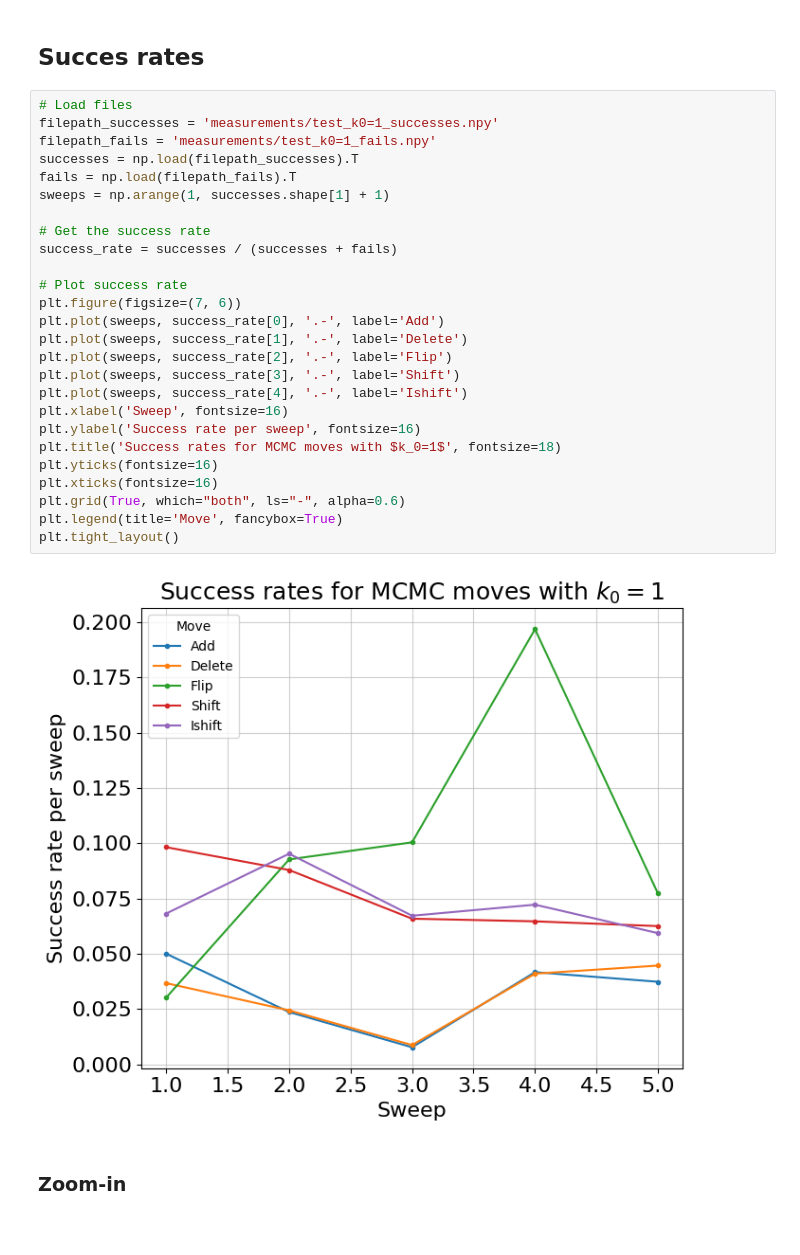
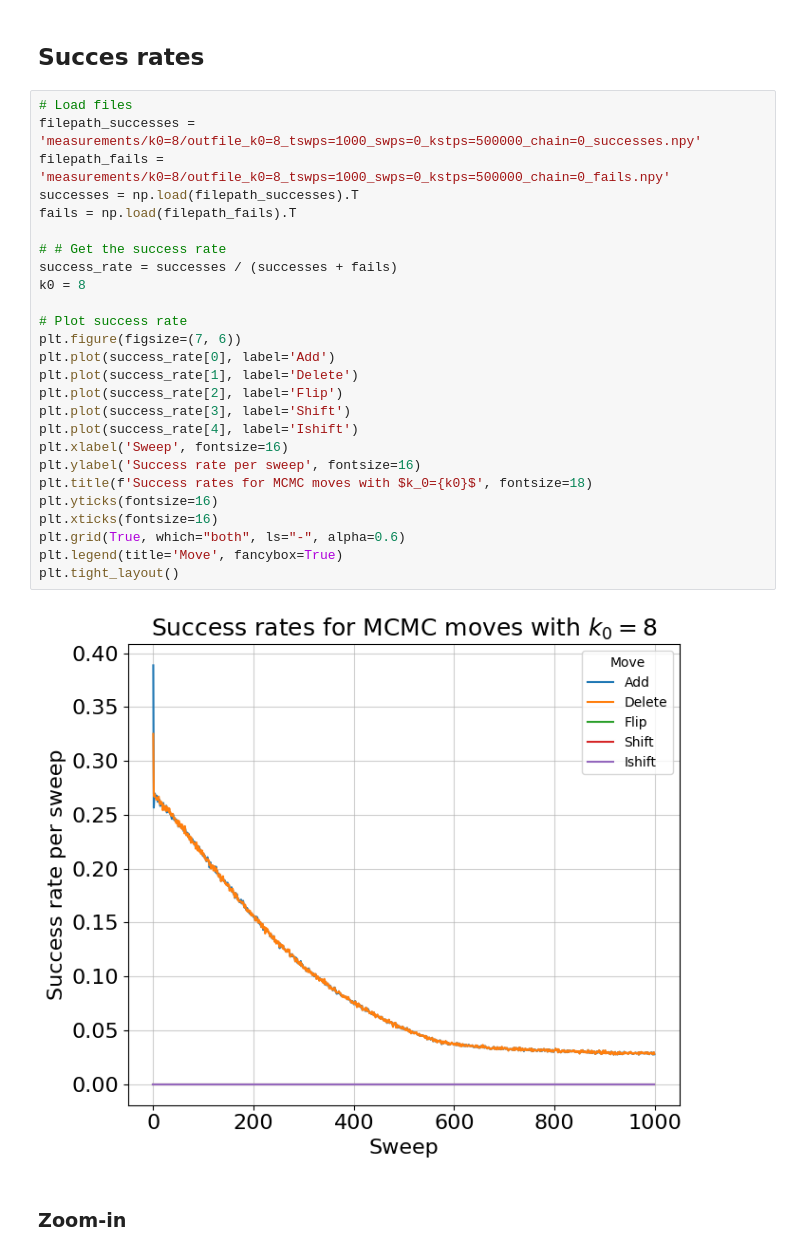
Before and after one commit to sedadenboer/CDT, a Jupyter notebook: src/2+1/experiments/analysis.ipynb, the cells around one changed output. Drawn from its saved outputs; the diff is of its cells as text.

```diff
--- a/src/2+1/experiments/analysis.ipynb
+++ b/src/2+1/experiments/analysis.ipynb
@@ -81,32 +100,32 @@ plt.tight_layout()
 ## Succes rates
 # %%
 # Load files
-filepath_successes = 'measurements/test_k0=1_successes.npy'
-filepath_fails = 'measurements/test_k0=1_fails.npy'
+filepath_successes = 'measurements/k0=8/outfile_k0=8_tswps=1000_swps=0_kstps=500000_chain=0_successes.npy'
+filepath_fails = 'measurements/k0=8/outfile_k0=8_tswps=1000_swps=0_kstps=500000_chain=0_fails.npy'
 successes = np.load(filepath_successes).T
 fails = np.load(filepath_fails).T
-sweeps = np.arange(1, successes.shape[1] + 1)
 
-# Get the success rate
+# # Get the success rate
 success_rate = successes / (successes + fails)
+k0 = 8
 
 # Plot success rate
 plt.figure(figsize=(7, 6))
-plt.plot(sweeps, success_rate[0], '.-', label='Add')
-plt.plot(sweeps, success_rate[1], '.-', label='Delete')
-plt.plot(sweeps, success_rate[2], '.-', label='Flip')
-plt.plot(sweeps, success_rate[3], '.-', label='Shift')
-plt.plot(sweeps, success_rate[4], '.-', label='Ishift')
+plt.plot(success_rate[0], label='Add')
+plt.plot(success_rate[1], label='Delete')
+plt.plot(success_rate[2], label='Flip')
+plt.plot(success_rate[3], label='Shift')
+plt.plot(success_rate[4], label='Ishift')
 plt.xlabel('Sweep', fontsize=16)
 plt.ylabel('Success rate per sweep', fontsize=16)
-plt.title('Success rates for MCMC moves with $k_0=1$', fontsize=18)
+plt.title(f'Success rates for MCMC moves with $k_0={k0}$', fontsize=18)
 plt.yticks(fontsize=16)
 plt.xticks(fontsize=16)
 plt.grid(True, which="both", ls="-", alpha=0.6)
 plt.legend(title='Move', fancybox=True)
 plt.tight_layout()
 # %% [output]
-[figure, old version]
+[figure, new version]
 # %% [markdown]
 ### Zoom-in
 # %% [markdown]
```
Also changed, not shown: parts of 13 cells of this notebook, 5 other files.
